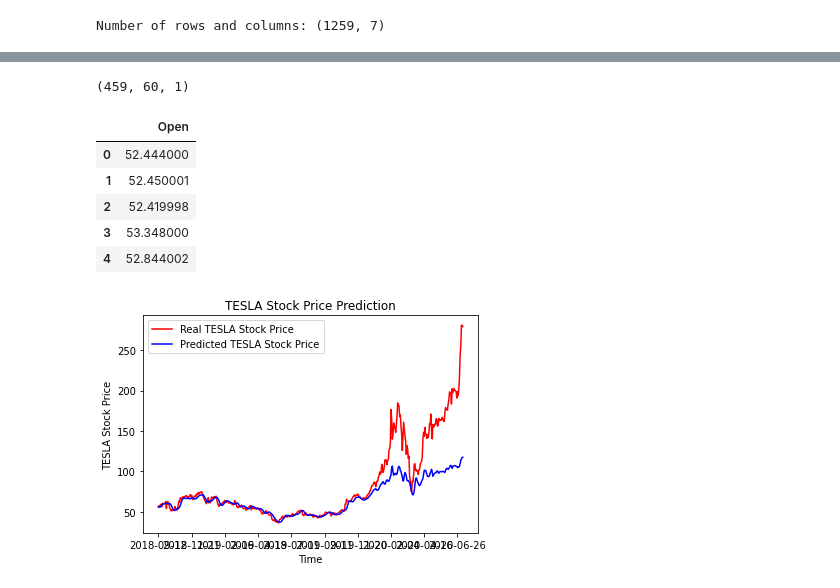
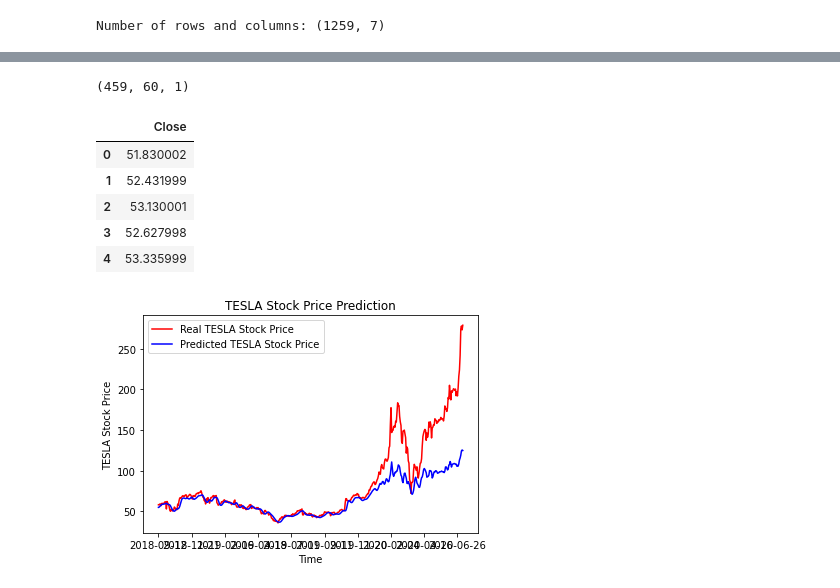
Before and after one commit to xjsh1997/STAT6289, a Jupyter notebook: HW3_Jiashu.ipynb, the cells around one changed output, grey strips where cells are left out. Cells and saved outputs as stored; diff of their text form; code cells hidden in the pictures.

```diff
--- a/HW3_Jiashu.ipynb
+++ b/HW3_Jiashu.ipynb
@@ -89,28 +89,28 @@ Epoch 50/50
 <keras.callbacks.History at 0x...>
 # %%
 # Getting the predicted stock price of 2017
-dataset_train = df.iloc[:800, 1:2]
-dataset_test = df.iloc[800:, 1:2]
+dataset_train = df.iloc[:800, 4:5]
+dataset_test = df.iloc[800:, 4:5]
 dataset_total = pd.concat((dataset_train, dataset_test), axis = 0)
 inputs = dataset_total[len(dataset_total) - len(dataset_test) - 60:].values
 inputs = inputs.reshape(-1,1)
 inputs = sc.transform(inputs)
 X_test = []
 for i in range(60, 519):
     X_test.append(inputs[i-60:i, 0])
 X_test = np.array(X_test)
 X_test = np.reshape(X_test, (X_test.shape[0], X_test.shape[1], 1))
 print(X_test.shape)
 
 dataset_train.head(5)
 # %% [output]
 (459, 60, 1)
-|  | Open |
-| 0 | 52.444000 |
-| 1 | 52.450001 |
-| 2 | 52.419998 |
-| 3 | 53.348000 |
-| 4 | 52.844002 |
+|  | Close |
+| 0 | 51.830002 |
+| 1 | 52.431999 |
+| 2 | 53.130001 |
+| 3 | 52.627998 |
+| 4 | 53.335999 |
 # %%
 ###make prediction
 predicted_stock_price = model1.predict(X_test)
@@ -127,4 +127,4 @@ plt.ylabel('TESLA Stock Price')
 plt.legend()
 plt.show()
 # %% [output]
-[figure, old version]
+[figure, new version]
```
Also changed, not shown: parts of 1 cell of this notebook.
